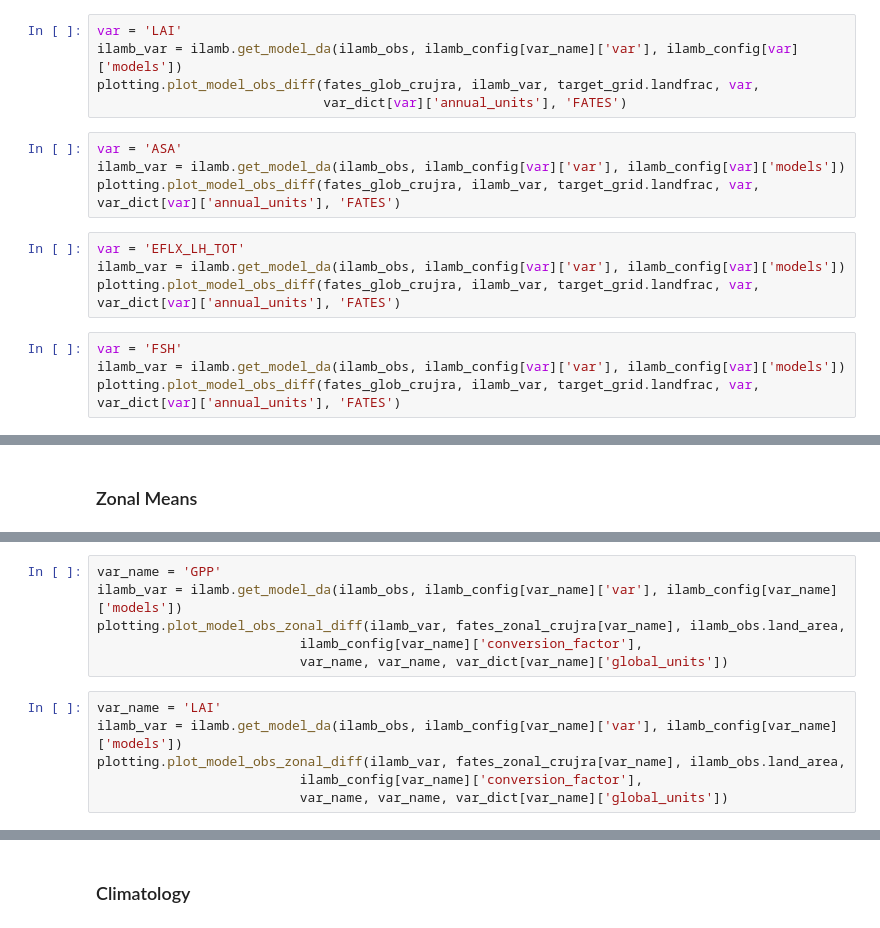
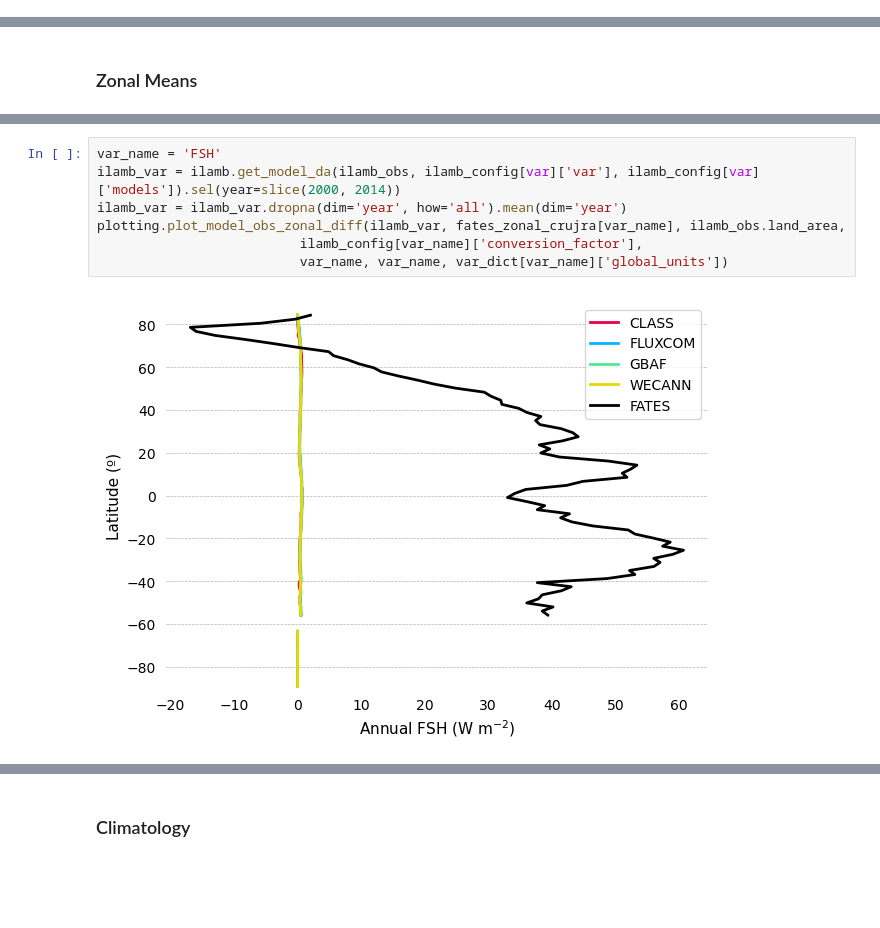
Before and after one commit to adrifoster/fates_calibration_library, a Jupyter notebook: notebooks/AnalyzeDefaultSimulations.ipynb, the cells around one changed output, grey strips where cells are left out. Saved outputs shown, nothing was run; the diff lists cells and outputs as text; blank space fills up the shorter version.

```diff
--- a/notebooks/AnalyzeDefaultSimulations.ipynb
+++ b/notebooks/AnalyzeDefaultSimulations.ipynb
@@ -380,17 +381,0 @@ plotting.plot_model_obs_diff(fates_glob_crujra, ilamb_var, target_grid.landfrac,
-# %%
-var = 'LAI'
-ilamb_var = ilamb.get_model_da(ilamb_obs, ilamb_config[var_name]['var'], ilamb_config[var]['models'])
-plotting.plot_model_obs_diff(fates_glob_crujra, ilamb_var, target_grid.landfrac, var,
-                             var_dict[var]['annual_units'], 'FATES')
-# %%
-var = 'ASA'
-ilamb_var = ilamb.get_model_da(ilamb_obs, ilamb_config[var]['var'], ilamb_config[var]['models'])
-plotting.plot_model_obs_diff(fates_glob_crujra, ilamb_var, target_grid.landfrac, var, var_dict[var]['annual_units'], 'FATES')
-# %%
-var = 'EFLX_LH_TOT'
-ilamb_var = ilamb.get_model_da(ilamb_obs, ilamb_config[var]['var'], ilamb_config[var]['models'])
-plotting.plot_model_obs_diff(fates_glob_crujra, ilamb_var, target_grid.landfrac, var, var_dict[var]['annual_units'], 'FATES')
-# %%
-var = 'FSH'
-ilamb_var = ilamb.get_model_da(ilamb_obs, ilamb_config[var]['var'], ilamb_config[var]['models'])
-plotting.plot_model_obs_diff(fates_glob_crujra, ilamb_var, target_grid.landfrac, var, var_dict[var]['annual_units'], 'FATES')
@@ -403,12 +391,9 @@ plotting.plot_model_obs_diff(fates_glob_gswp3, ilamb_var, target_grid.landfrac,
 # %%
-var_name = 'GPP'
-ilamb_var = ilamb.get_model_da(ilamb_obs, ilamb_config[var_name]['var'], ilamb_config[var_name]['models'])
+var_name = 'FSH'
+ilamb_var = ilamb.get_model_da(ilamb_obs, ilamb_config[var]['var'], ilamb_config[var]['models']).sel(year=slice(2000, 2014))
+ilamb_var = ilamb_var.dropna(dim='year', how='all').mean(dim='year')
 plotting.plot_model_obs_zonal_diff(ilamb_var, fates_zonal_crujra[var_name], ilamb_obs.land_area,
                           ilamb_config[var_name]['conversion_factor'],
                           var_name, var_name, var_dict[var_name]['global_units'])
+# %% [output]
+[figure, added]
-# %%
-var_name = 'LAI'
-ilamb_var = ilamb.get_model_da(ilamb_obs, ilamb_config[var_name]['var'], ilamb_config[var_name]['models'])
-plotting.plot_model_obs_zonal_diff(ilamb_var, fates_zonal_crujra[var_name], ilamb_obs.land_area,
-                          ilamb_config[var_name]['conversion_factor'],
-                          var_name, var_name, var_dict[var_name]['global_units'])
```
Also changed, not shown: parts of 39 cells of this notebook, 15 other files.
